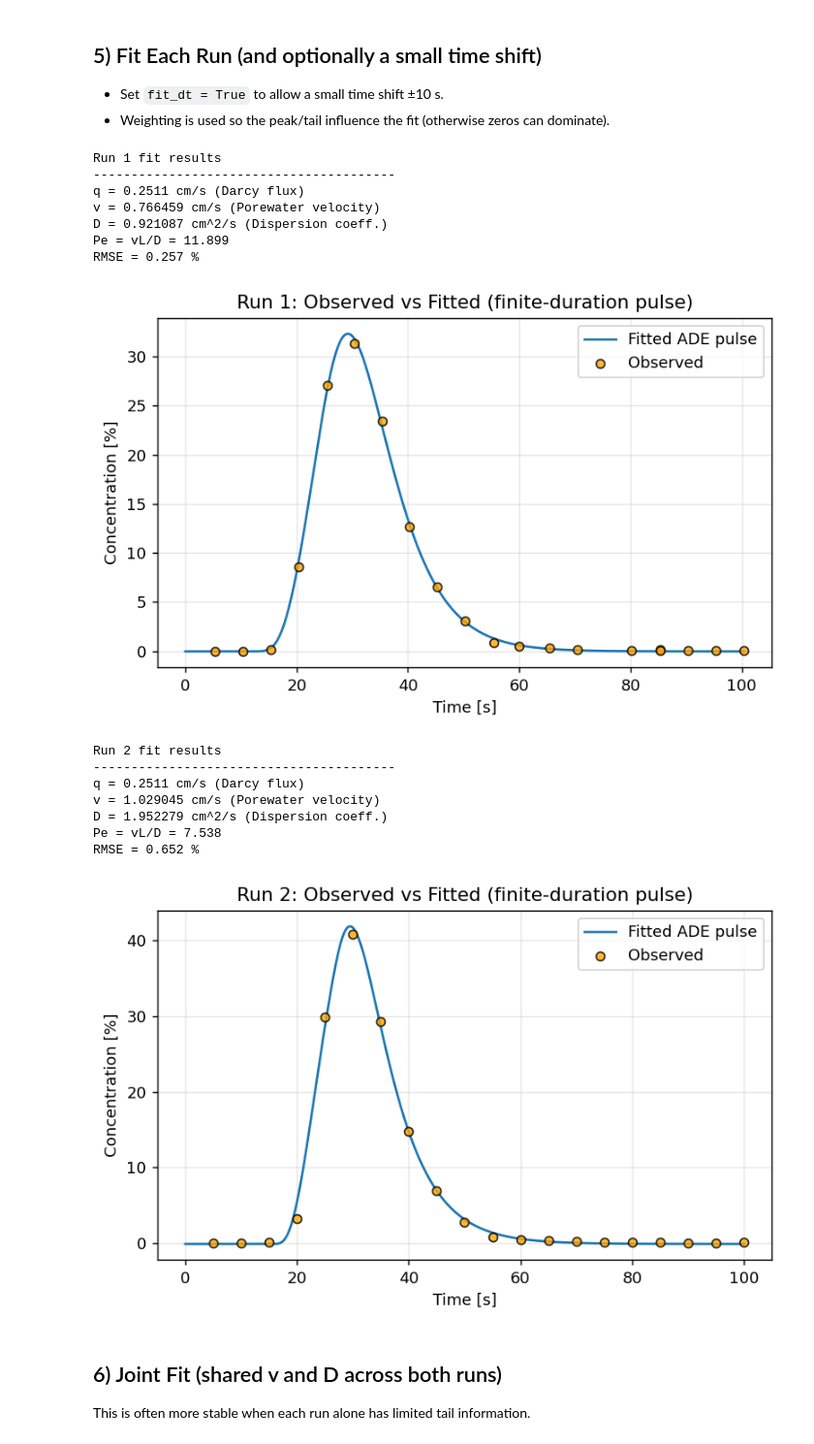
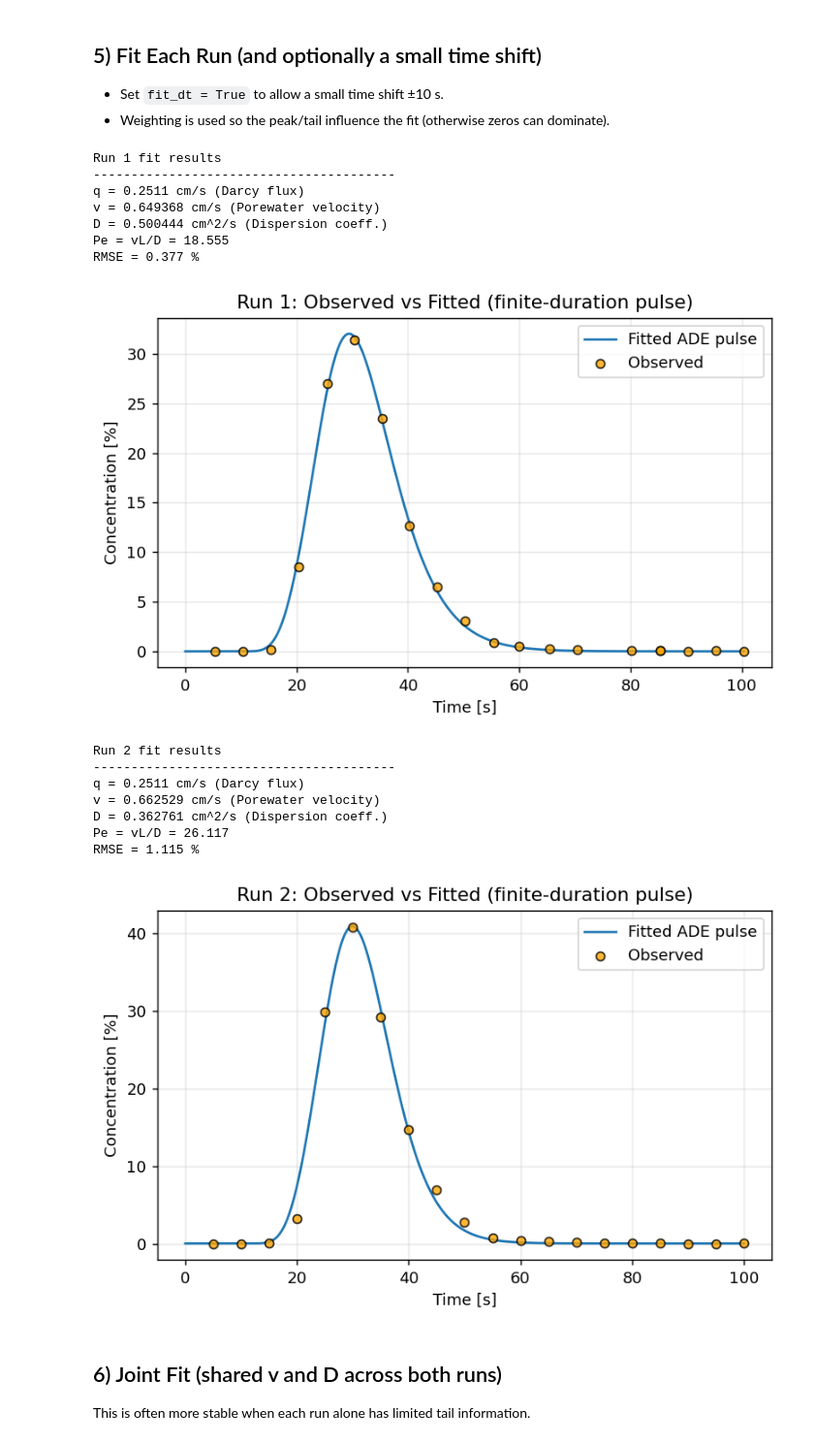
Before and after one commit to HWRS564-hydrogeologic-analysis/hwrs564b_course_materials_JessicaCarvalho007, a Jupyter notebook: Homework/4_Measurements/Lab_1/SoluteTransportBTC_pulse_ogata_banks.ipynb, the cells around one changed output. Shown at 97% size. Saved outputs shown, nothing was run; the diff lists cells and outputs as text; code cells hidden in the pictures.

```diff
--- a/Homework/4_Measurements/Lab_1/SoluteTransportBTC_pulse_ogata_banks.ipynb
+++ b/Homework/4_Measurements/Lab_1/SoluteTransportBTC_pulse_ogata_banks.ipynb
@@ -157,7 +157,7 @@ def ade_pulse_percent(t, v, D, S, B, dt_shift=0.0):
 - Set `fit_dt = True` to allow a small time shift ±10 s.
 - Weighting is used so the peak/tail influence the fit (otherwise zeros can dominate).
 # %%
-fit_dt = True   # set False to force dt_shift=0
+fit_dt = False   # set False to force dt_shift=0
 
 def fit_run(t, c, label="Run"):
     t = np.asarray(t, float)
@@ -198,42 +198,42 @@ def fit_run(t, c, label="Run"):
     # print(f"alpha = D/v = {alpha:.6f} cm")
     print(f"Pe = vL/D = {Pe:.3f}")
     # print(f"S = {S:.3f}  (scale, ~100 expected)")
     # print(f"B = {B:.3f} % (baseline)")
     # if fit_dt:
     #     print(f"dt_shift = {dt:.3f} s")
     print(f"RMSE = {rmse:.3f} %")
 
     plt.figure(figsize=(7,4))
     plt.plot(t_dense, y_dense, label="Fitted ADE pulse", zorder=2.0)
     plt.scatter(t, c, s=30, c="orange", edgecolors='black', alpha=0.8, label="Observed", zorder=2.2)
     plt.xlabel("Time [s]")
     plt.ylabel("Concentration [%]")
     plt.title(f"{label}: Observed vs Fitted (finite-duration pulse)")
     plt.grid(True, alpha=0.3)
     plt.legend()
     plt.show()
 
     return dict(v=v, D=D, S=S, B=B, dt_shift=dt, rmse=rmse, alpha=alpha, Pe=Pe)
 
 res1 = fit_run(t1, c1, "Run 1") if t1 is not None else None
 res2 = fit_run(t2, c2, "Run 2") if t2 is not None else None
 # %% [output]
 Run 1 fit results
 ----------------------------------------
 q = 0.2511 cm/s (Darcy flux)
-v = 0.766459 cm/s (Porewater velocity)
-D = 0.921087 cm^2/s (Dispersion coeff.)
-Pe = vL/D = 11.899
-RMSE = 0.257 %
+v = 0.649368 cm/s (Porewater velocity)
+D = 0.500444 cm^2/s (Dispersion coeff.)
+Pe = vL/D = 18.555
+RMSE = 0.377 %
 [figure]
 Run 2 fit results
 ----------------------------------------
 q = 0.2511 cm/s (Darcy flux)
-v = 1.029045 cm/s (Porewater velocity)
-D = 1.952279 cm^2/s (Dispersion coeff.)
-Pe = vL/D = 7.538
-RMSE = 0.652 %
+v = 0.662529 cm/s (Porewater velocity)
+D = 0.362761 cm^2/s (Dispersion coeff.)
+Pe = vL/D = 26.117
+RMSE = 1.115 %
-[figure, old version]
+[figure, new version]
 # %% [markdown]
 ## 6) Joint Fit (shared v and D across both runs)
 
```
Also changed, not shown: parts of 1 cell of this notebook, 6 other files.
